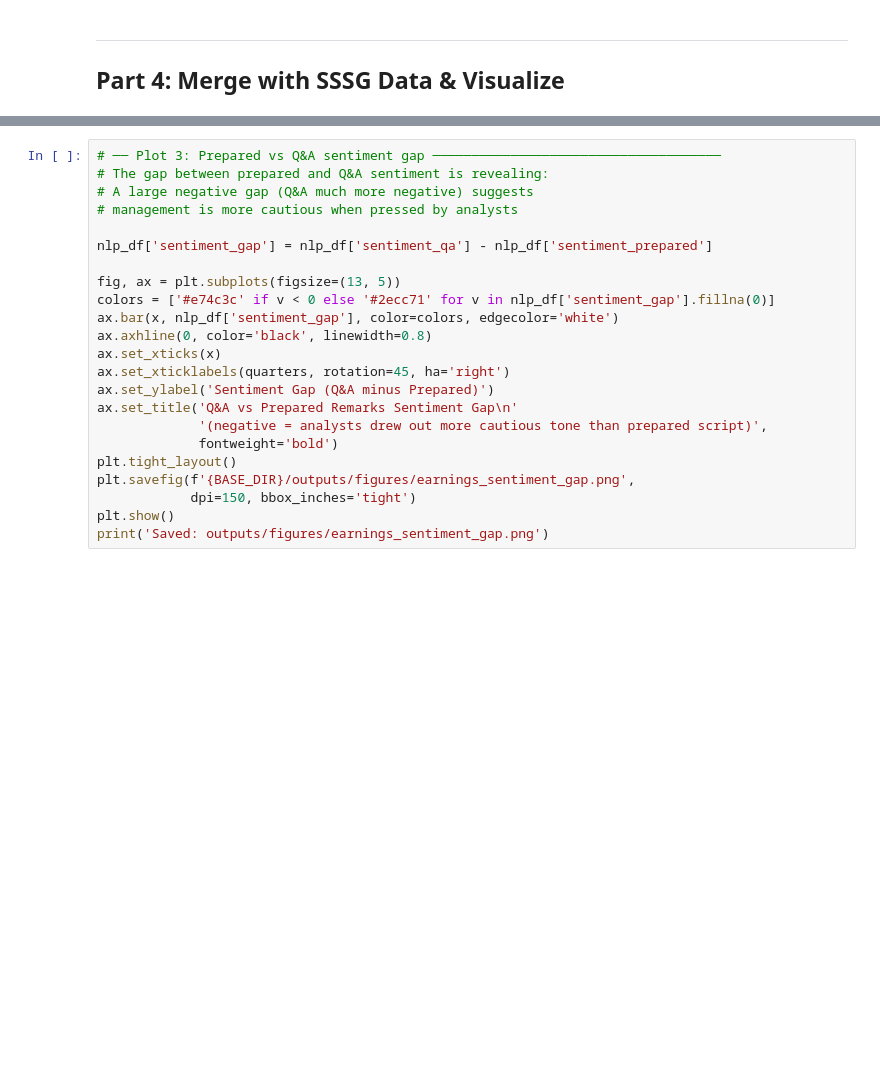
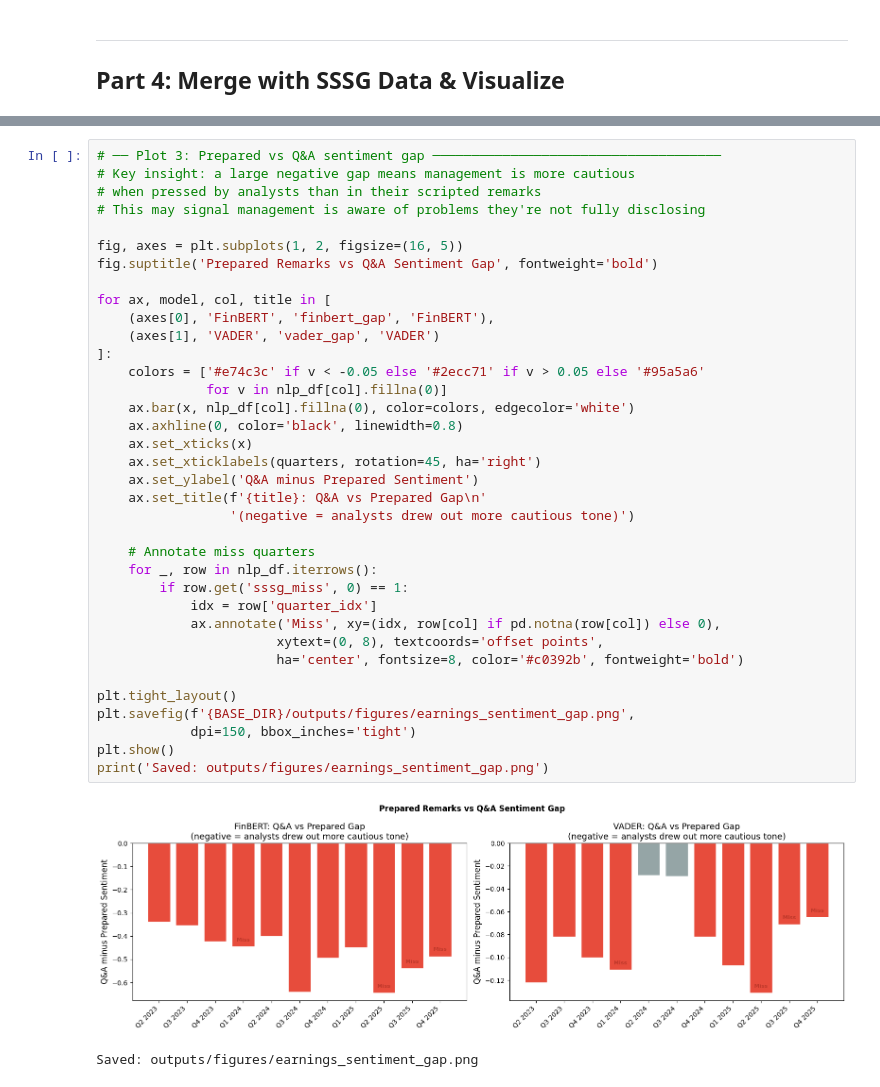
Before and after one commit to zhangsu0528/Cava_Investment_Analysis, a Jupyter notebook: modeling/03_earnings_nlp.ipynb, the cells around one changed output, grey strips where cells are left out. Drawn from its saved outputs; the diff is of its cells as text; blank space fills up the shorter version.

```diff
--- a/modeling/03_earnings_nlp.ipynb
+++ b/modeling/03_earnings_nlp.ipynb
@@ -494,26 +711,42 @@ print('Saved: outputs/figures/earnings_keyword_heatmap.png')
 # %%
 # ── Plot 3: Prepared vs Q&A sentiment gap ─────────────────────────────────────
-# The gap between prepared and Q&A sentiment is revealing:
-# A large negative gap (Q&A much more negative) suggests
-# management is more cautious when pressed by analysts
+# Key insight: a large negative gap means management is more cautious
+# when pressed by analysts than in their scripted remarks
+# This may signal management is aware of problems they're not fully disclosing
 
-nlp_df['sentiment_gap'] = nlp_df['sentiment_qa'] - nlp_df['sentiment_prepared']
+fig, axes = plt.subplots(1, 2, figsize=(16, 5))
+fig.suptitle('Prepared Remarks vs Q&A Sentiment Gap', fontweight='bold')
 
-fig, ax = plt.subplots(figsize=(13, 5))
-colors = ['#e74c3c' if v < 0 else '#2ecc71' for v in nlp_df['sentiment_gap'].fillna(0)]
-ax.bar(x, nlp_df['sentiment_gap'], color=colors, edgecolor='white')
-ax.axhline(0, color='black', linewidth=0.8)
-ax.set_xticks(x)
-ax.set_xticklabels(quarters, rotation=45, ha='right')
-ax.set_ylabel('Sentiment Gap (Q&A minus Prepared)')
-ax.set_title('Q&A vs Prepared Remarks Sentiment Gap\n'
-             '(negative = analysts drew out more cautious tone than prepared script)',
-             fontweight='bold')
+for ax, model, col, title in [
+    (axes[0], 'FinBERT', 'finbert_gap', 'FinBERT'),
+    (axes[1], 'VADER', 'vader_gap', 'VADER')
+]:
+    colors = ['#e74c3c' if v < -0.05 else '#2ecc71' if v > 0.05 else '#95a5a6'
+              for v in nlp_df[col].fillna(0)]
+    ax.bar(x, nlp_df[col].fillna(0), color=colors, edgecolor='white')
+    ax.axhline(0, color='black', linewidth=0.8)
+    ax.set_xticks(x)
+    ax.set_xticklabels(quarters, rotation=45, ha='right')
+    ax.set_ylabel('Q&A minus Prepared Sentiment')
+    ax.set_title(f'{title}: Q&A vs Prepared Gap\n'
+                 '(negative = analysts drew out more cautious tone)')
+
+    # Annotate miss quarters
+    for _, row in nlp_df.iterrows():
+        if row.get('sssg_miss', 0) == 1:
+            idx = row['quarter_idx']
+            ax.annotate('Miss', xy=(idx, row[col] if pd.notna(row[col]) else 0),
+                       xytext=(0, 8), textcoords='offset points',
+                       ha='center', fontsize=8, color='#c0392b', fontweight='bold')
+
 plt.tight_layout()
 plt.savefig(f'{BASE_DIR}/outputs/figures/earnings_sentiment_gap.png',
             dpi=150, bbox_inches='tight')
 plt.show()
 print('Saved: outputs/figures/earnings_sentiment_gap.png')
+# %% [output]
+[figure, added]
+Saved: outputs/figures/earnings_sentiment_gap.png
 # %% [markdown]
 ---
 ## Part 5: Lead-Lag Analysis
```
Also changed, not shown: parts of 27 cells of this notebook, 2 other files.
